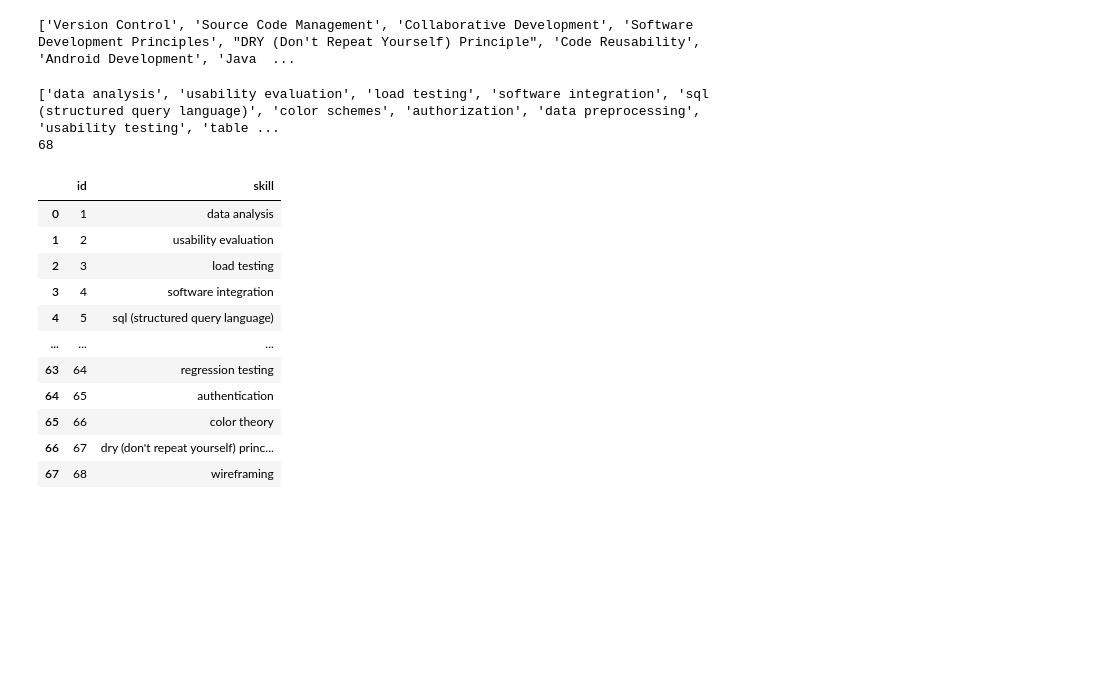
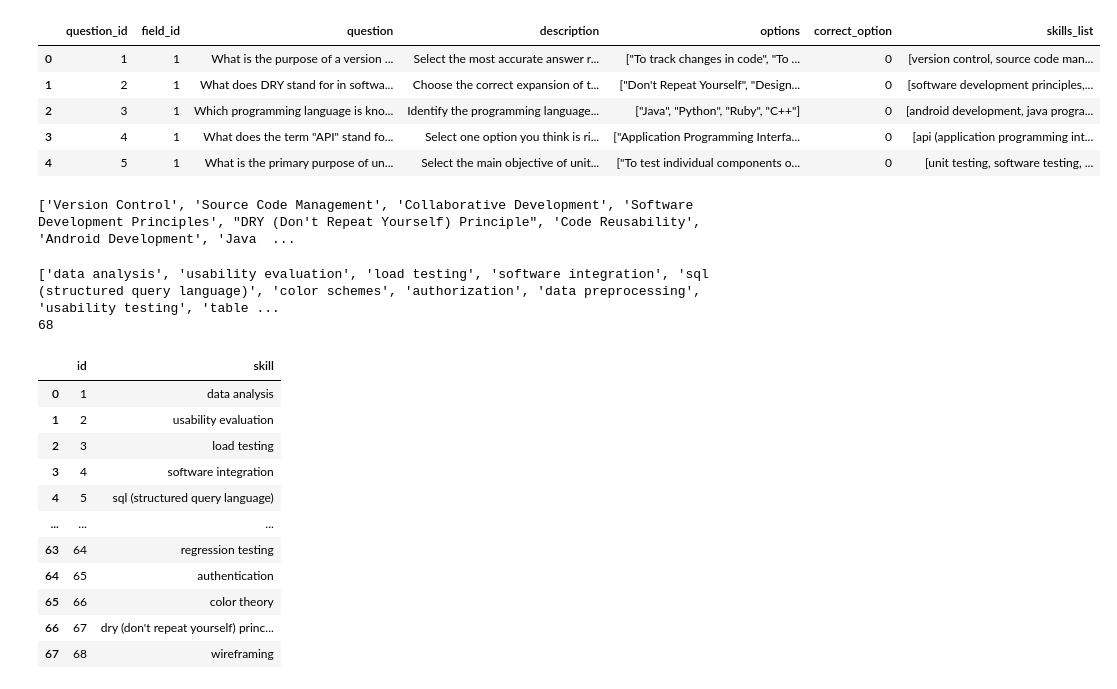
Before and after one commit to ron-ligsay/course-u, a Jupyter notebook: course_u/src/notebooks/unique_skills.ipynb, the cells around one changed output. Saved outputs shown, nothing was run; the diff lists cells and outputs as text; code cells hidden in the pictures; blank space fills up the shorter version.

Commit message:
appy skill mappings

```diff
--- a/course_u/src/notebooks/unique_skills.ipynb
+++ b/course_u/src/notebooks/unique_skills.ipynb
@@ -23,6 +22,17 @@ df.head()
 | 2 | 3 | 1 | Which programming language is kno... | Identify the programming language... | ["Java", "Python", "Ruby", "C++"] | 0 | [Android Development, Java Progra... |
 | 3 | 4 | 1 | What does the term "API" stand fo... | Select one option you think is ri... | ["Application Programming Interfa... | 0 | [API (Application Programming Int... |
 | 4 | 5 | 1 | What is the primary purpose of un... | Select the main objective of unit... | ["To test individual components o... | 0 | [Unit Testing, Software Testing, ... |
+# %%
+# to lower case
+df['skills_list'] = df['skills_list'].apply(lambda x: [y.lower() for y in x])
+df.head()
+# %% [output]
+|  | question_id | field_id | question | description | options | correct_option | skills_list |
+| 0 | 1 | 1 | What is the purpose of a version ... | Select the most accurate answer r... | ["To track changes in code", "To ... | 0 | [version control, source code man... |
+| 1 | 2 | 1 | What does DRY stand for in softwa... | Choose the correct expansion of t... | ["Don't Repeat Yourself", "Design... | 0 | [software development principles,... |
+| 2 | 3 | 1 | Which programming language is kno... | Identify the programming language... | ["Java", "Python", "Ruby", "C++"] | 0 | [android development, java progra... |
+| 3 | 4 | 1 | What does the term "API" stand fo... | Select one option you think is ri... | ["Application Programming Interfa... | 0 | [api (application programming int... |
+| 4 | 5 | 1 | What is the primary purpose of un... | Select the main objective of unit... | ["To test individual components o... | 0 | [unit testing, software testing, ... |
 # %%
 # save to csv
 df.to_csv('../../static/csv/test_.csv', index=False)
```
Also changed, not shown: parts of 2 cells of this notebook, 1 other file.
